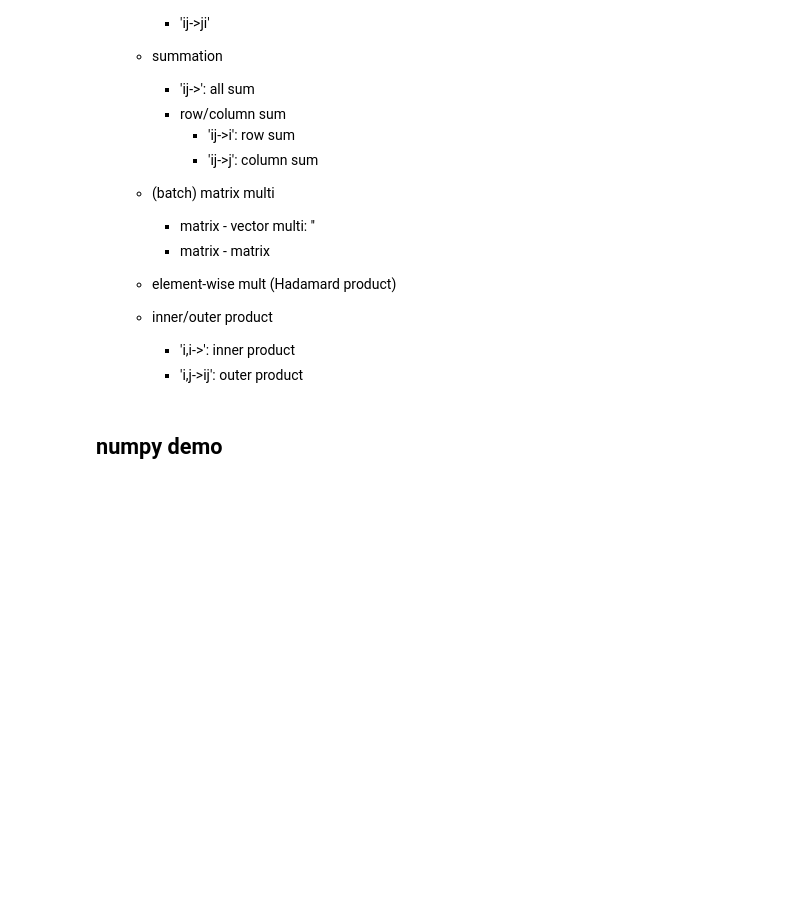
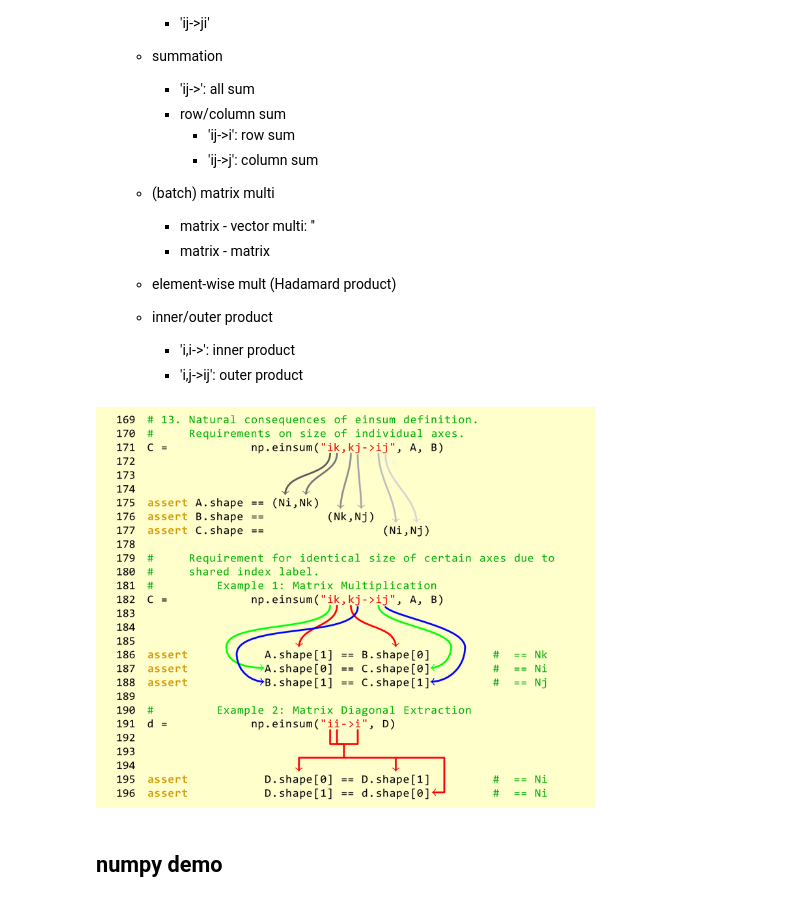
Before and after one commit to chunhuizhang/llm_aigc, a Jupyter notebook: tutorials/nn_basics/einsum_numpy_torch.ipynb, the cells around one changed output. Drawn from its saved outputs; the diff is of its cells as text; code cells hidden in the pictures; blank space fills up the shorter version.

```diff
--- a/tutorials/nn_basics/einsum_numpy_torch.ipynb
+++ b/tutorials/nn_basics/einsum_numpy_torch.ipynb
@@ -38,6 +39,10 @@ import torch
     - inner/outer product
         - 'i,i->': inner product
         - 'i,j->ij': outer product
+# %%
+Image('./imgs/numpy_einsum.png', width=500)
+# %% [output]
+[figure, added]
 # %% [markdown]
 ## numpy demo
 # %% [markdown]
```
Also changed, not shown: parts of 1 cell of this notebook, 2 other files.
